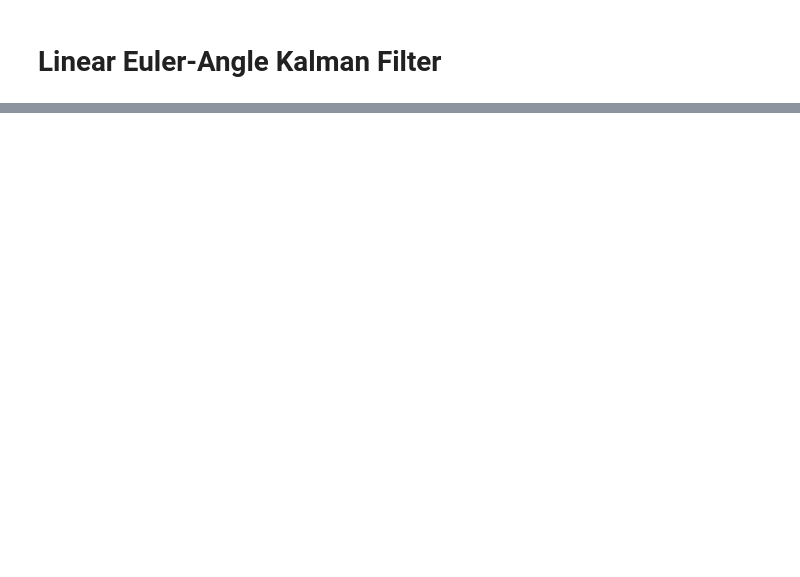
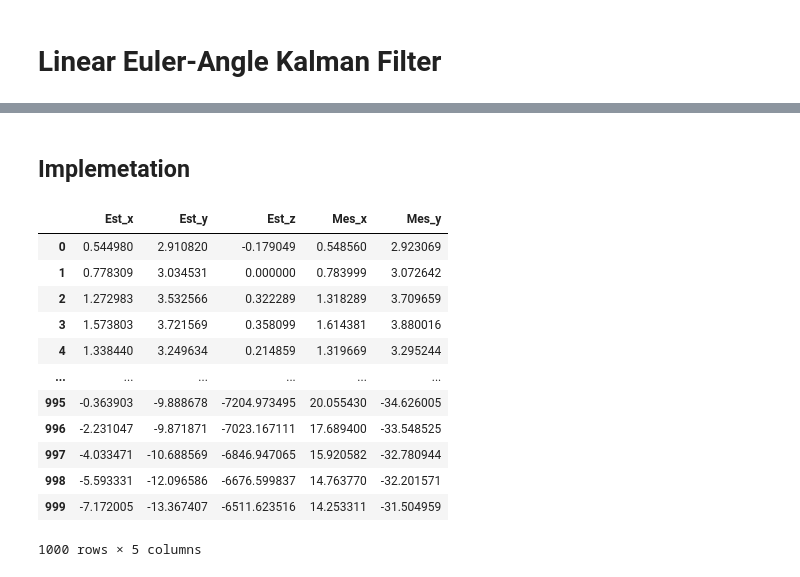
Before and after one commit to janithcyapa/learn-control, a Jupyter notebook: Kalman Filter/KalmanFIlter.ipynb, the cells around one changed output, grey strips where cells are left out. Saved outputs shown, nothing was run; the diff lists cells and outputs as text; code cells hidden in the pictures; blank space fills up the shorter version.

Commit message:
Implemented Kalman filter

```diff
--- a/Kalman Filter/KalmanFIlter.ipynb
+++ b/Kalman Filter/KalmanFIlter.ipynb
@@ -37,0 +121,4 @@ plt.show()
+# %%
+# Initialize
+url = 'https://raw.githubusercontent.com/janithcyapa/learn-control/refs/heads/main/Kalman%20Filter/IMU_Data.csv'
+utils = utilities(url,0,1000)
@@ -234,0 +640,2 @@ where
+# %% [markdown]
+## Implemetation
@@ -234,0 +734,68 @@ where
+# %%
+# Measurement matrix H (2x3) - picks out roll and pitch
+H = np.array([[1, 0, 0],
+              [0, 1, 0]], dtype=float)
+
+I3 = np.eye(3)
+# F = I
+F = I3
+#B = dt * I
+B = dt * I3
+
+
+
+# Initial state (start assuming 0 angles)
+x0 = np.array([[0.0],
+              [0.0],
+              [0.0]], dtype=float)
+
+# Initial covariance P (start with some uncertainty)
+P0 = np.diag([0.1, 0.1, 0.5])  # rad^2
+
+# Constant process noise covariance Q (gyro/process noise)
+# These are tuning values: larger -> trust gyro less (allow more drift).
+Q = np.diag([
+    (0.03)**2,  # roll process noise
+    (0.03)**2,  # pitch process noise
+    (0.05)**2   # yaw process noise (can be larger, yaw tends to drift more)
+])
+
+# Measurement noise covariance R (accel-based roll & pitch noise)
+R = np.diag([
+    (0.02)**2,  # roll measurement noise
+    (0.02)**2   # pitch measurement noise
+])
+
+kf = KF(x0,P0,Q,R,H,F,B,utils.df_gyro_acc,dt)
+results = kf.run()
+display(results)
+
+df_x = pd.DataFrame()
+df_x['Euler_x'] = utils.df_euler['Euler_x']
+df_x['Measured_x'] = kf.results['Mes_x']
+df_x['Estimated_x'] = kf.results['Est_x']
+
+fig_x = utils.plot(df_x,"X Angle")
+fig_x.show()
+
+df_y = pd.DataFrame()
+df_y['Euler_y'] = utils.df_euler['Euler_y']
+df_y['Measured_y'] = kf.results['Mes_y']
+df_y['Estimated_y'] = kf.results['Est_y']
+
+fig_y = utils.plot(df_y,"Y Angle")
+fig_y.show()
+# %% [output]
+|  | Est_x | Est_y | Est_z | Mes_x | Mes_y |
+| 0 | 0.544980 | 2.910820 | -0.179049 | 0.548560 | 2.923069 |
+| 1 | 0.778309 | 3.034531 | 0.000000 | 0.783999 | 3.072642 |
+| 2 | 1.272983 | 3.532566 | 0.322289 | 1.318289 | 3.709659 |
+| 3 | 1.573803 | 3.721569 | 0.358099 | 1.614381 | 3.880016 |
+| 4 | 1.338440 | 3.249634 | 0.214859 | 1.319669 | 3.295244 |
+| ... | ... | ... | ... | ... | ... |
+| 995 | -0.363903 | -9.888678 | -7204.973495 | 20.055430 | -34.626005 |
+| 996 | -2.231047 | -9.871871 | -7023.167111 | 17.689400 | -33.548525 |
+| 997 | -4.033471 | -10.688569 | -6846.947065 | 15.920582 | -32.780944 |
+| 998 | -5.593331 | -12.096586 | -6676.599837 | 14.763770 | -32.201571 |
+| 999 | -7.172005 | -13.367407 | -6511.623516 | 14.253311 | -31.504959 |
+1000 rows × 5 columns
```
Also changed, not shown: parts of 22 cells of this notebook.
